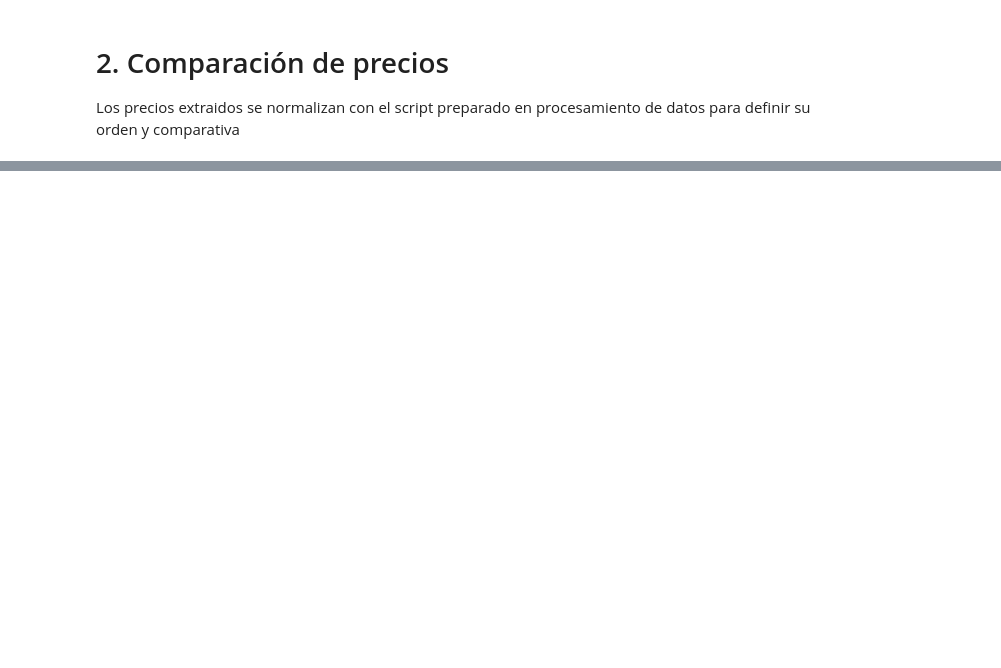
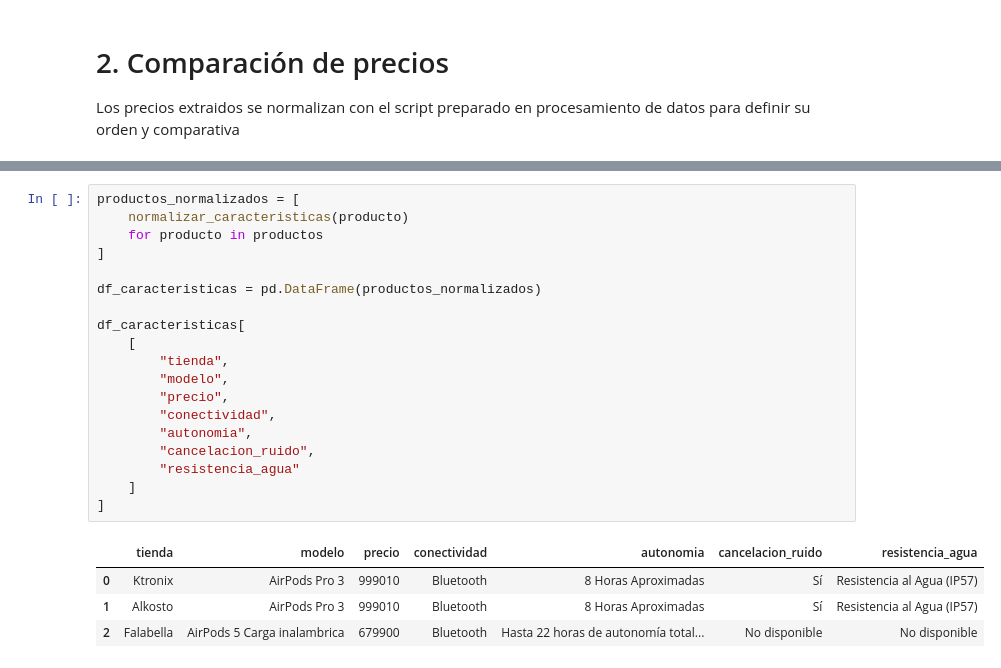
Before and after one commit to renezh64/AnalisisCompra, a Jupyter notebook: notebooks/AnalisisInformeProducto.ipynb, the cells around one changed output, grey strips where cells are left out. Drawn from its saved outputs; the diff is of its cells as text; blank space fills up the shorter version.

```diff
--- a/notebooks/AnalisisInformeProducto.ipynb
+++ b/notebooks/AnalisisInformeProducto.ipynb
@@ -167,0 +171,24 @@ Precio: $569,000
+# %%
+productos_normalizados = [
+    normalizar_caracteristicas(producto)
+    for producto in productos
+]
+
+df_caracteristicas = pd.DataFrame(productos_normalizados)
+
+df_caracteristicas[
+    [
+        "tienda",
+        "modelo",
+        "precio",
+        "conectividad",
+        "autonomia",
+        "cancelacion_ruido",
+        "resistencia_agua"
+    ]
+]
+# %% [output]
+|  | tienda | modelo | precio | conectividad | autonomia | cancelacion_ruido | resistencia_agua |
+| 0 | Ktronix | AirPods Pro 3 | 999010 | Bluetooth | 8 Horas Aproximadas | Sí | Resistencia al Agua (IP57) |
+| 1 | Alkosto | AirPods Pro 3 | 999010 | Bluetooth | 8 Horas Aproximadas | Sí | Resistencia al Agua (IP57) |
+| 2 | Falabella | AirPods 5 Carga inalambrica | 679900 | Bluetooth | Hasta 22 horas de autonomía total... | No disponible | No disponible |
```
Also changed, not shown: parts of 14 cells of this notebook, 3 other files.
